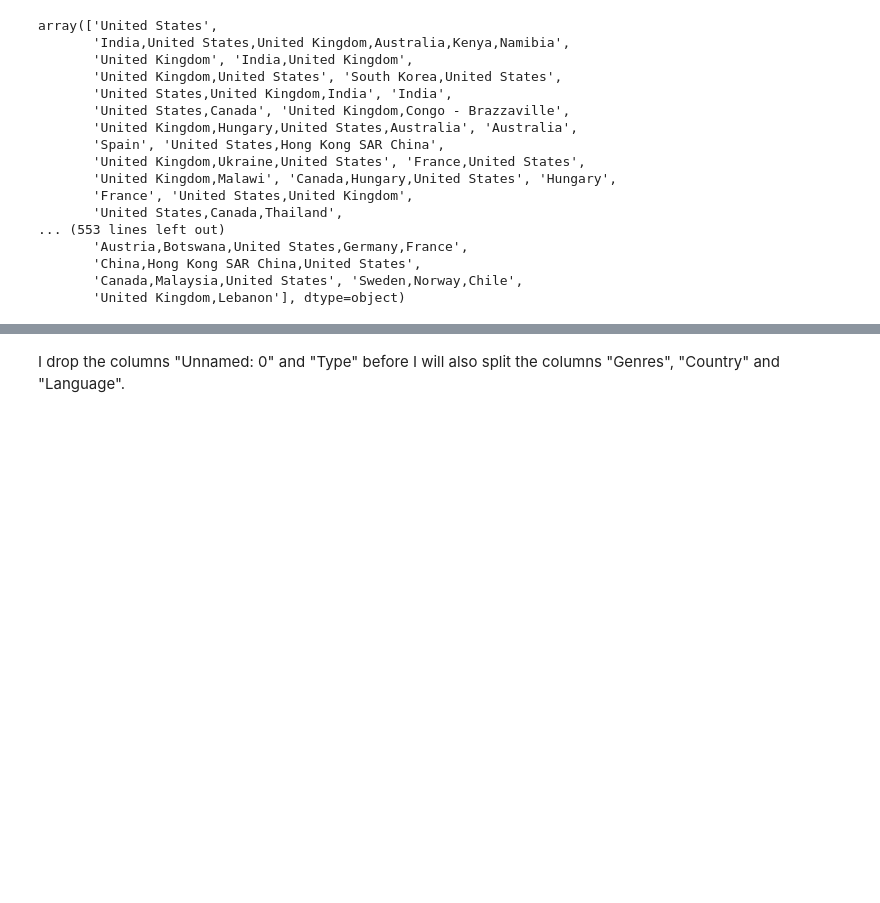
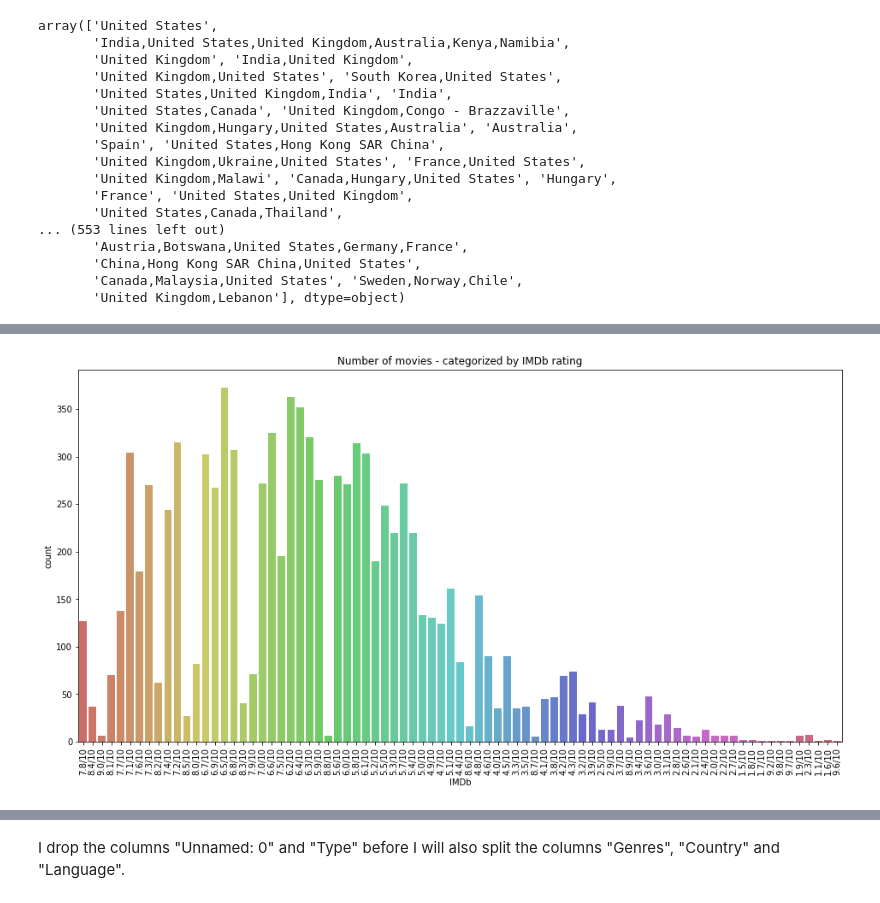
Before and after one commit to IronMan2483/streaming_movies, a Jupyter notebook: notebook/notebook_streaming.ipynb, the cells around one changed output, grey strips where cells are left out. Cells and saved outputs as stored; diff of their text form; code cells hidden in the pictures; blank space fills up the shorter version.

```diff
--- a/notebook/notebook_streaming.ipynb
+++ b/notebook/notebook_streaming.ipynb
@@ -585,0 +865,7 @@ array(['United States',
+# %%
+  plt.figure(figsize=(16,8))
+  plt.title('Number of movies - categorized by IMDb rating')
+  sns.countplot(x=movies['IMDb'], palette='hls')
+  plt.xticks(rotation='vertical');
+# %% [output]
+[figure, added]
```
Also changed, not shown: parts of 96 cells of this notebook.
